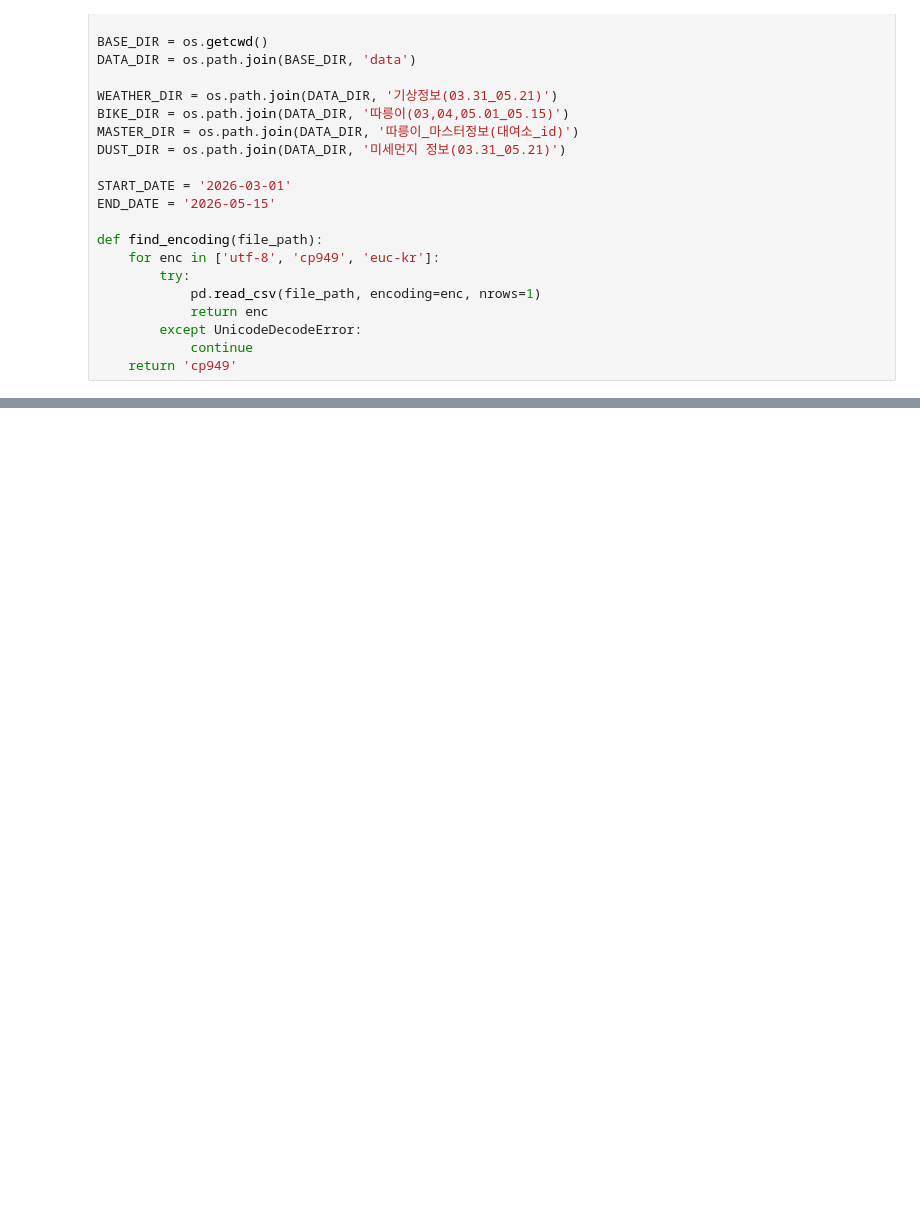
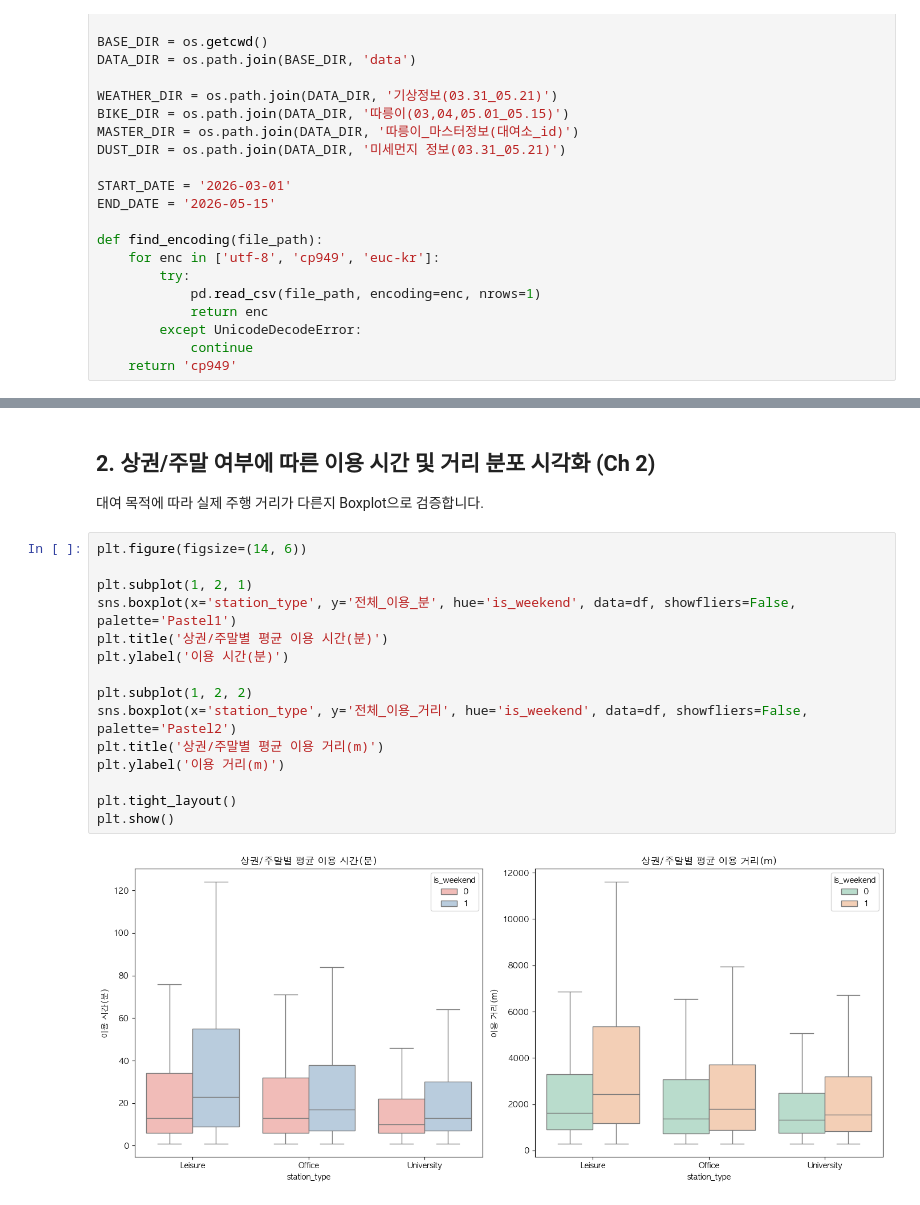
Before and after one commit to todayoneul/ddarungyee, a Jupyter notebook: preprocess.ipynb, the cells around one changed output, grey strips where cells are left out. Saved outputs shown, nothing was run; the diff lists cells and outputs as text; blank space fills up the shorter version.

```diff
--- a/preprocess.ipynb
+++ b/preprocess.ipynb
@@ -460,0 +202,20 @@ plt.show()
+# %% [markdown]
+## 2. 상권/주말 여부에 따른 이용 시간 및 거리 분포 시각화 (Ch 2)
+대여 목적에 따라 실제 주행 거리가 다른지 Boxplot으로 검증합니다.
+# %%
+plt.figure(figsize=(14, 6))
+
+plt.subplot(1, 2, 1)
+sns.boxplot(x='station_type', y='전체_이용_분', hue='is_weekend', data=df, showfliers=False, palette='Pastel1')
+plt.title('상권/주말별 평균 이용 시간(분)')
+plt.ylabel('이용 시간(분)')
+
+plt.subplot(1, 2, 2)
+sns.boxplot(x='station_type', y='전체_이용_거리', hue='is_weekend', data=df, showfliers=False, palette='Pastel2')
+plt.title('상권/주말별 평균 이용 거리(m)')
+plt.ylabel('이용 거리(m)')
+
+plt.tight_layout()
+plt.show()
+# %% [output]
+[figure, added]
```
Also changed, not shown: parts of 64 cells of this notebook.
